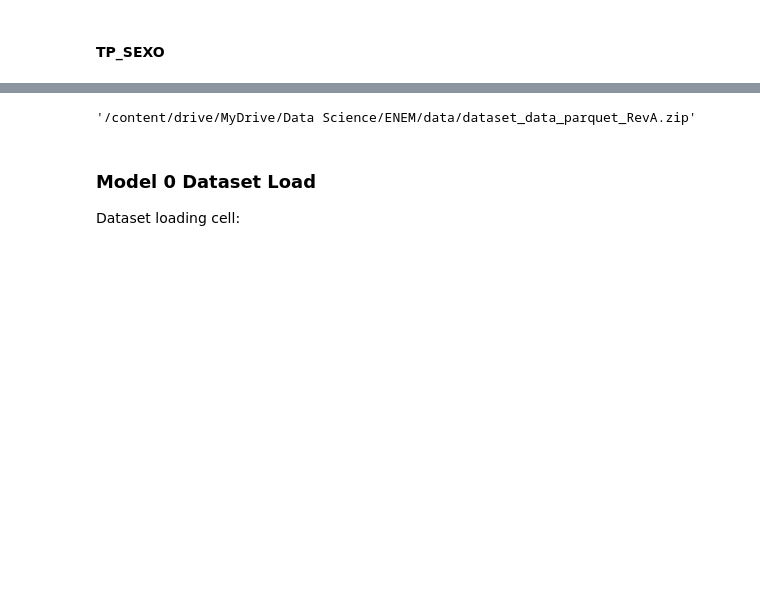
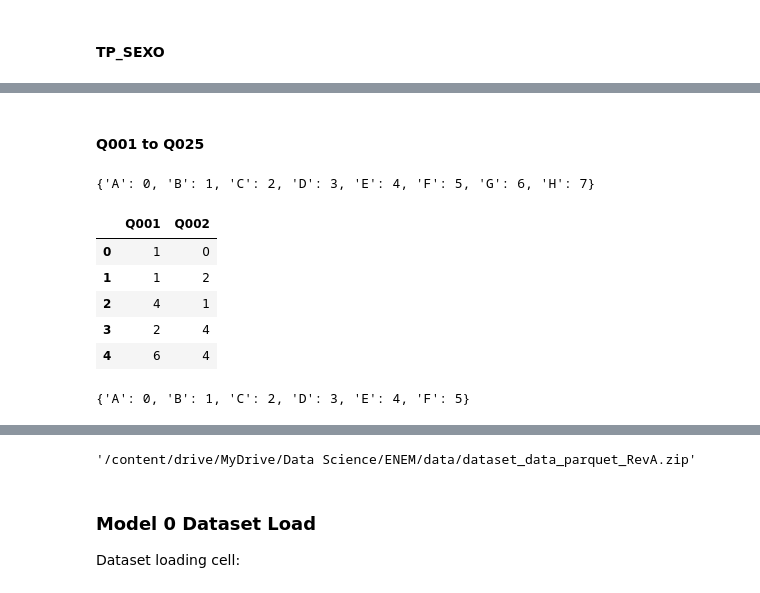
Before and after one commit to higorpr/ENEM_Exploration_Analysis, a Jupyter notebook: ENEM_Exploratory_Analysis.ipynb, the cells around one changed output, grey strips where cells are left out. Drawn from its saved outputs; the diff is of its cells as text; code cells hidden in the pictures; blank space fills up the shorter version.

```diff
--- a/ENEM_Exploratory_Analysis.ipynb
+++ b/ENEM_Exploratory_Analysis.ipynb
@@ -3240,0 +3322,4 @@ regions = {0:SE, 1:S, 2:NE, 3:N, 4:CW}
+# %%
+# Dropping CO_UF_PROVA:
+df_dataset.drop(labels=['CO_UF_PROVA'], axis=1, inplace=True)
+df_dataset.head()
@@ -3240,0 +3333,34 @@ regions = {0:SE, 1:S, 2:NE, 3:N, 4:CW}
+# %% [markdown]
+#### Q001 to Q025
+# %%
+# Feature Q001 and Q002:
+q001_n = dict()
+idx = 0
+for i in sorted(list(df_dataset['Q001'].unique())):
+    q001_n[i] = idx
+    idx += 1
+q001_n
+# %% [output]
+{'A': 0, 'B': 1, 'C': 2, 'D': 3, 'E': 4, 'F': 5, 'G': 6, 'H': 7}
+# %%
+# Turning cat. values into numeric ones for Q001 and Q002
+df_dataset['Q001'] = df_dataset['Q001'].apply(lambda col: q001_n[col])
+df_dataset['Q002'] = df_dataset['Q002'].apply(lambda col: q001_n[col])
+df_dataset[['Q001', 'Q002']].head()
+# %% [output]
+|  | Q001 | Q002 |
+| 0 | 1 | 0 |
+| 1 | 1 | 2 |
+| 2 | 4 | 1 |
+| 3 | 2 | 4 |
+| 4 | 6 | 4 |
+# %%
+# Features Q003 and Q004:
+q003_n = dict()
+idx = 0
+for i in sorted(list(df_dataset['Q003'].unique())):
+    q003_n[i] = idx
+    idx += 1
+q003_n
+# %% [output]
+{'A': 0, 'B': 1, 'C': 2, 'D': 3, 'E': 4, 'F': 5}
```
Also changed, not shown: parts of 37 cells of this notebook.
